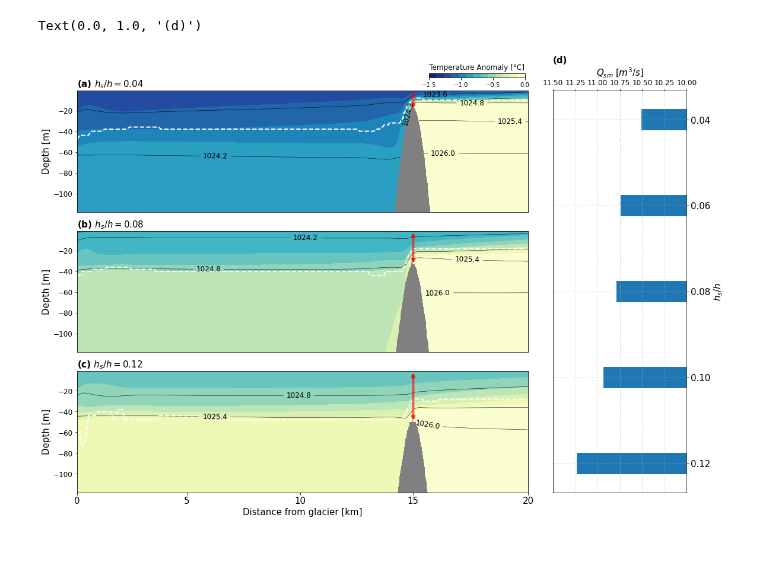
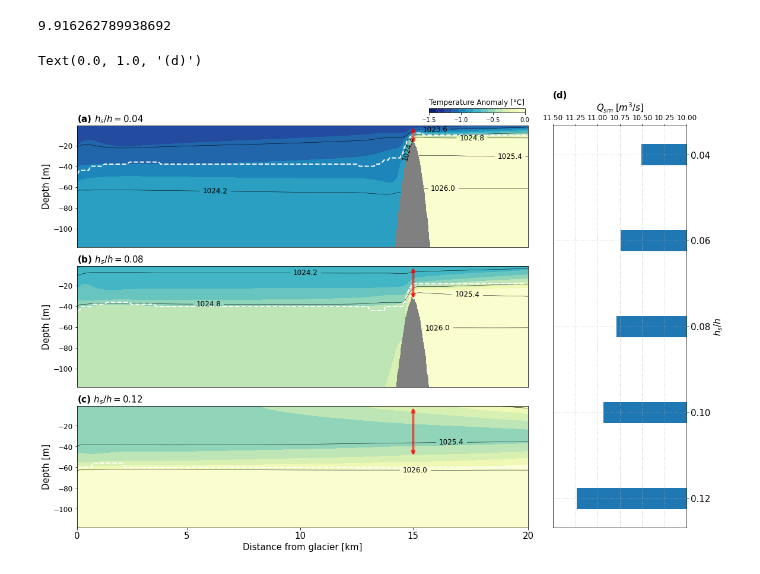
Before and after one commit to weiyangbao/Jupyter-Iceplume, a Jupyter notebook: Base_Case.ipynb, the cells around one changed output. Drawn from its saved outputs; the diff is of its cells as text; code cells hidden in the pictures.

```diff
--- a/Base_Case.ipynb
+++ b/Base_Case.ipynb
@@ -10,7 +10,8 @@ import gsw
 def State(Hs):
     #/Users/weiyangbao/Documents/Model_outputs/qf-tide-hourly/state_
     #file = xr.open_dataset('/Volumes/Extreme SSD/MITgcm outputs/Qsg500/state_' + str(format(Hs,'03d')) + '.nc')
-    file0 = xr.open_dataset('/work/oceans/wbao/MITgcm_results/iceplume/1_BaseCase/state_' + str(format(Hs,'03d')) + '.nc')
+    #/work/oceans/wbao/MITgcm_results/iceplume/1_BaseCase
+    file0 = xr.open_dataset('/Users/weiyangbao/Documents/Model_outputs/1_BaseCase/state_' + str(format(Hs,'03d')) + '.nc')
 #     t0 = 89
 #     tn = 121
 #     state = file.isel(X=range(120), Xp1=range(121), Y=range(30,39), Yp1=range(30,40), T=range(t0,tn))
@@ -90,7 +91,7 @@ def IFA(Hs):
     Area[20:50,:] = 800
     Area[50:,:] = 1200
 
-    file0 = xr.open_dataset('/work/oceans/wbao/MITgcm_results/iceplume/1_BaseCase/icefrntA_' + str(format(Hs,'03d')) + '.nc')
+    file0 = xr.open_dataset('/Users/weiyangbao/Documents/Model_outputs/1_BaseCase/icefrntA_' + str(format(Hs,'03d')) + '.nc')
     t0 = 89
     tn = 120
     # removed duplicated data caused by model restart
@@ -103,3 +121,7 @@ def IFA(Hs):
+# %%
+Qsm.mean()
+# %% [output]
+9.916262789938692
 # %%
 Hs = np.array([9, 15, 30, 150])
 
@@ -311,7 +333,7 @@ ax4.xaxis.set_label_position('top')
 ax4.xaxis.set_ticks_position('top') # this moves the ticks to the top
 ax4.set_title('(d)', loc='left', size=15, weight='bold')
 # %%
-Hs = np.array([1, 2, 3, 4, 5])
+Hs = np.array([1, 2, 3, 4, 5, 6])
 
 Qsm = np.empty(len(Hs))
 for i in range(len(Hs)):
@@ -319,5 +341,5 @@ for i in range(len(Hs)):
 
 x1, z1, pt1, rho1, h1 = State(Hs[0])
 x2, z2, pt2, rho2, h2 = State(Hs[2])
-x3, z3, pt3, rho3, h3 = State(Hs[4])
+x3, z3, pt3, rho3, h3 = State(Hs[-1])
 # %%
@@ -388,35 +411,35 @@ ax3.set_xlim([x3[1],x3[-1]])
 ax3.set_facecolor('grey')
 ax3.set_xticks([x3[1], 5, 10, 15, x3[-1]])
 ax3.set_xticklabels(["0","5","10","15","20"], size=15)
 ax3.set_xlabel('Distance from glacier [km]', size=15)
 
 
 
 #ax4.plot(Qsm,[1,2,3,4,5],'o-',lw=3)
 #ax4.bar(Qsm, [1,2,3,4,5])
 Qsm[1] -= 0.2 # Manually adjustment
-ax4.barh([1,2,3,4,5],Qsm,height=0.25)
+ax4.barh([1,2,3,4,5],Qsm[:-1],height=0.25)
 ax4.set_xlim([10,11.5])
 #ax4.barh(2+0.25,Qsm[1], height=0.25)
 
 ax4.grid(linestyle=':')
 ax4.invert_yaxis()
 ax4.invert_xaxis()
 ax4.tick_params(labelsize=12)
 
 ax4.yaxis.tick_right()
 ax4.yaxis.set_label_position("right")
 ax4.set_yticks([1, 2, 3, 4, 5])
 ax4.set_yticklabels(['0.04','0.06','0.08','0.10','0.12'], size=15)
 ax4.set_ylabel(r'$h_s/h$', size=15)
 
 ax4.set_xlabel(r'$Q_{sm}\;[m^3/s]$', size=15, weight='bold')
 ax4.xaxis.set_label_position('top')
 ax4.xaxis.set_ticks_position('top') # this moves the ticks to the top
 ax4.set_title('(d)', loc='left', size=15, weight='bold')
 # %% [output]
 Text(0.0, 1.0, '(d)')
-[figure, old version]
+[figure, new version]
 # %%
 Qsm
 # %%
```
Also changed, not shown: parts of 2 cells of this notebook, 1 other file.
